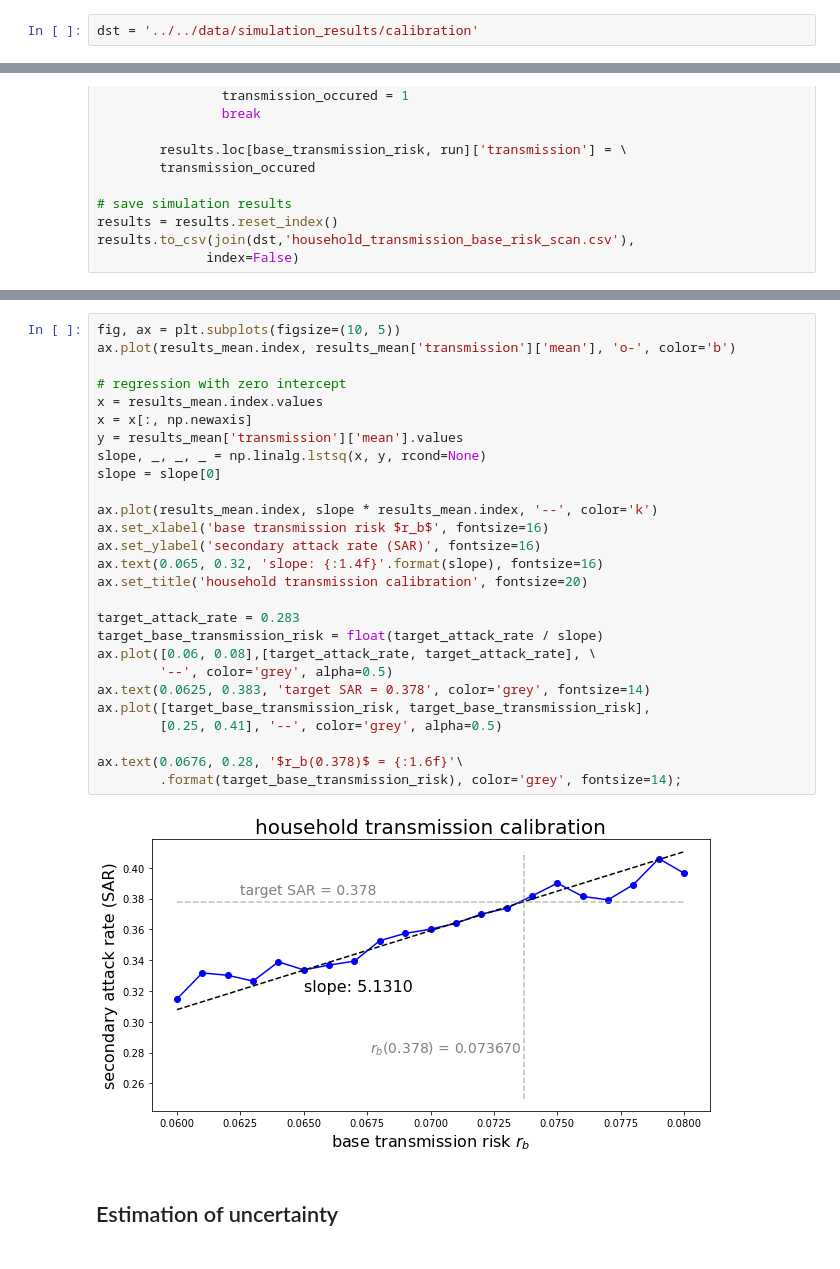
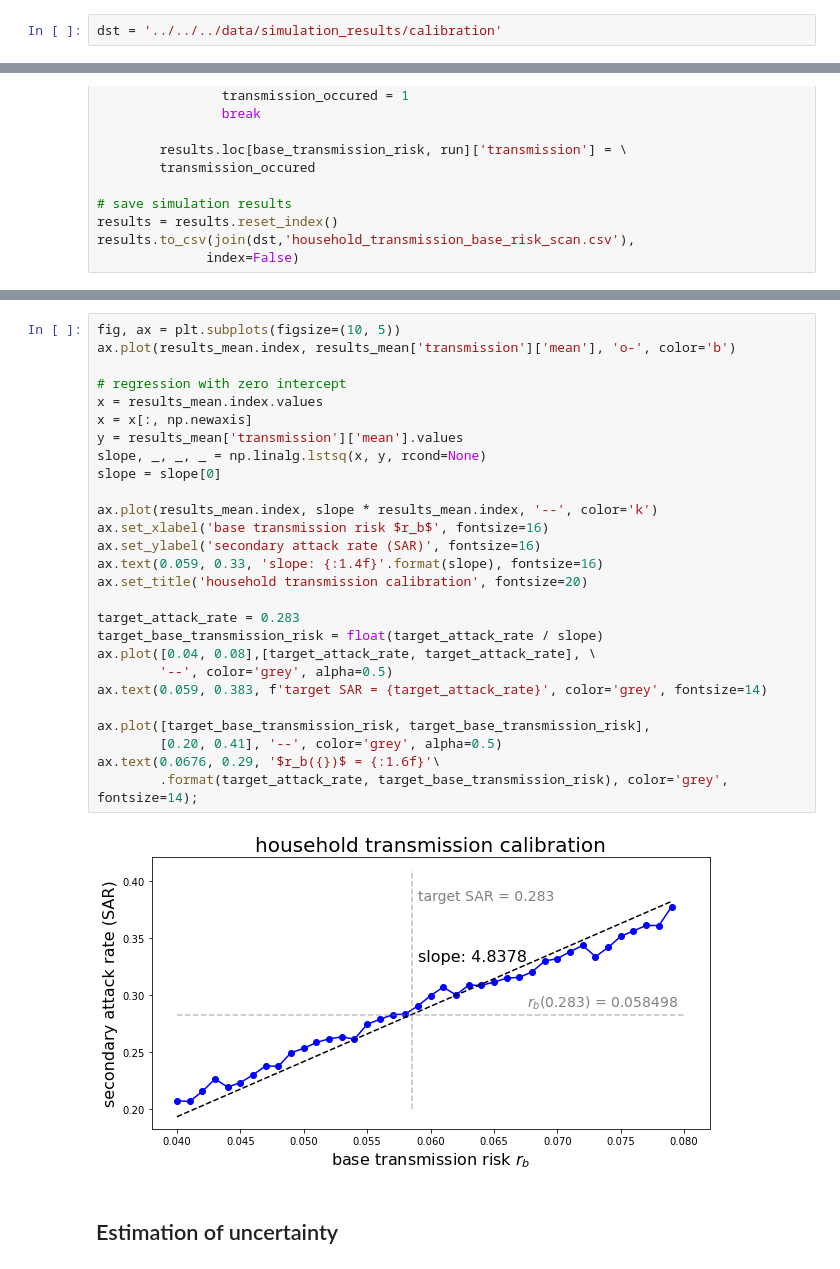
Before and after one commit to JanaLasser/uni_SEIRX, a Jupyter notebook: code/simulation/calibration/calibrate_household_transmissions.ipynb, the cells around one changed output, grey strips where cells are left out. Saved outputs shown, nothing was run; the diff lists cells and outputs as text.

```diff
--- a/code/simulation/calibration/calibrate_household_transmissions.ipynb
+++ b/code/simulation/calibration/calibrate_household_transmissions.ipynb
@@ -11,7 +11,7 @@ from os.path import join
 # custom functions
 import calibration_functions as cf
 # %%
-dst = '../../data/simulation_results/calibration'
+dst = '../../../data/simulation_results/calibration'
 # %% [markdown]
 According to a [meta study](https://jamanetwork.com/journals/jamanetworkopen/fullarticle/2774102), household transmissions risk between adults (secondary attack rate) is $\text{SAR}_\text{literature}=28.3$ % for the wild type of the SARS-CoV-2 virus. To calibrate the base transmission risk $r_b$ between two adults in a household, we simulate household transmissions for our setting in which the transmission risk is declining with infection duration.
 # %% [markdown]
@@ -124,32 +119,32 @@ results_mean.head(3)
 # %%
 fig, ax = plt.subplots(figsize=(10, 5))
 ax.plot(results_mean.index, results_mean['transmission']['mean'], 'o-', color='b')
 
 # regression with zero intercept
 x = results_mean.index.values
 x = x[:, np.newaxis]
 y = results_mean['transmission']['mean'].values
 slope, _, _, _ = np.linalg.lstsq(x, y, rcond=None)
 slope = slope[0]
 
 ax.plot(results_mean.index, slope * results_mean.index, '--', color='k')
 ax.set_xlabel('base transmission risk $r_b$', fontsize=16)
 ax.set_ylabel('secondary attack rate (SAR)', fontsize=16)
-ax.text(0.065, 0.32, 'slope: {:1.4f}'.format(slope), fontsize=16)
+ax.text(0.059, 0.33, 'slope: {:1.4f}'.format(slope), fontsize=16)
 ax.set_title('household transmission calibration', fontsize=20)
 
 target_attack_rate = 0.283
 target_base_transmission_risk = float(target_attack_rate / slope)
-ax.plot([0.06, 0.08],[target_attack_rate, target_attack_rate], \
+ax.plot([0.04, 0.08],[target_attack_rate, target_attack_rate], \
         '--', color='grey', alpha=0.5)
-ax.text(0.0625, 0.383, 'target SAR = 0.378', color='grey', fontsize=14)
+ax.text(0.059, 0.383, f'target SAR = {target_attack_rate}', color='grey', fontsize=14)
+
 ax.plot([target_base_transmission_risk, target_base_transmission_risk],
-        [0.25, 0.41], '--', color='grey', alpha=0.5)
-
-ax.text(0.0676, 0.28, '$r_b(0.378)$ = {:1.6f}'\
-        .format(target_base_transmission_risk), color='grey', fontsize=14);
+        [0.20, 0.41], '--', color='grey', alpha=0.5)
+ax.text(0.0676, 0.29, '$r_b({})$ = {:1.6f}'\
+        .format(target_attack_rate, target_base_transmission_risk), color='grey', fontsize=14);
 # %% [output]
-[figure, old version]
+[figure, new version]
 # %% [markdown]
 ## Estimation of uncertainty
 # %%
```
Also changed, not shown: parts of 5 cells of this notebook.
